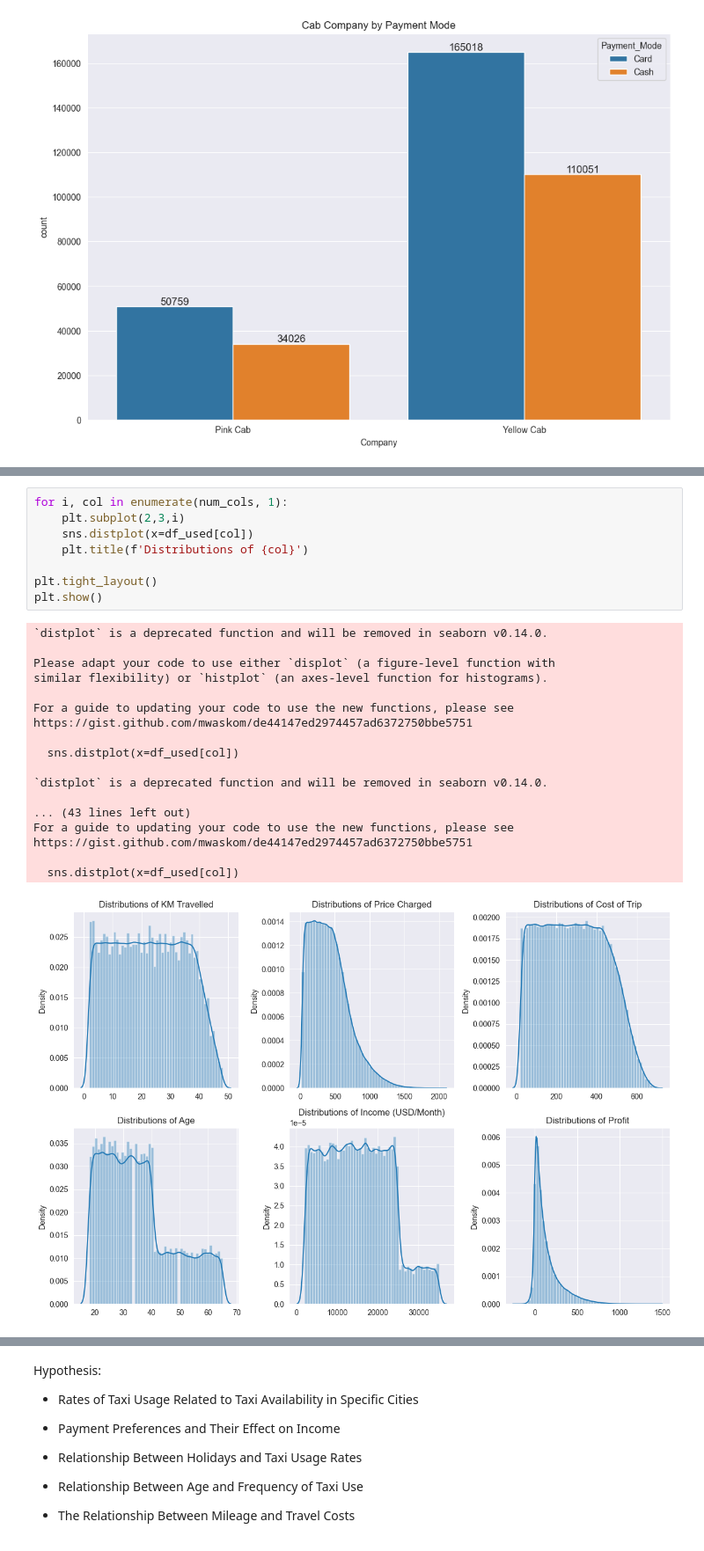
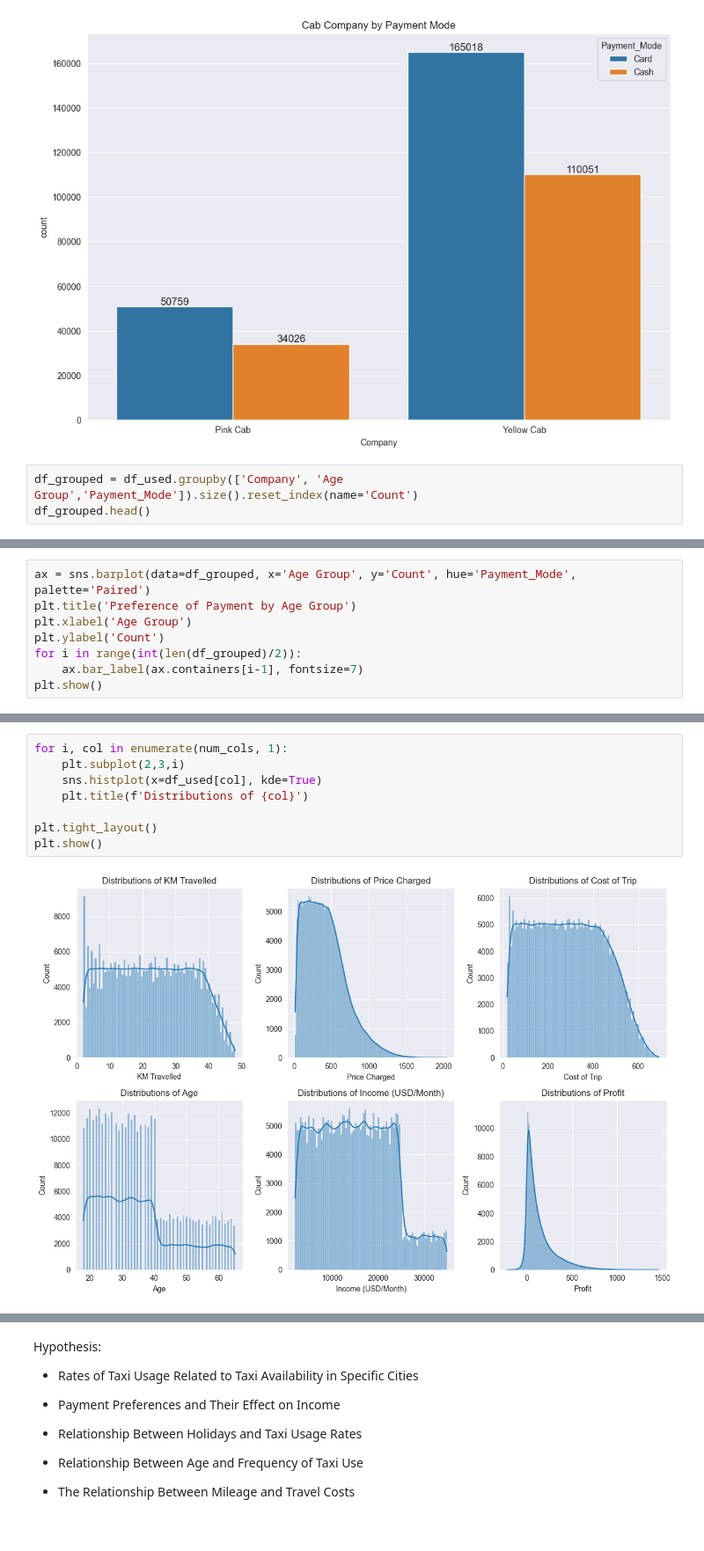
Before and after one commit to MuhammadNurilHuda/G2M-Cab-Investment, a Jupyter notebook: Data Preparation.ipynb, the cells around one changed output, grey strips where cells are left out. Shown at 88% size. Drawn from its saved outputs; the diff is of its cells as text.

```diff
--- a/Data Preparation.ipynb
+++ b/Data Preparation.ipynb
@@ -1040,3 +1040,6 @@ plt.title('Cab Company by Payment Mode')
 plt.show()
 # %% [output]
 [figure]
+# %%
+df_grouped = df_used.groupby(['Company', 'Age Group','Payment_Mode']).size().reset_index(name='Count')
+df_grouped.head()
@@ -1042,0 +1053,8 @@ plt.show()
+# %%
+ax = sns.barplot(data=df_grouped, x='Age Group', y='Count', hue='Payment_Mode', palette='Paired')
+plt.title('Preference of Payment by Age Group')
+plt.xlabel('Age Group')
+plt.ylabel('Count')
+for i in range(int(len(df_grouped)/2)):
+    ax.bar_label(ax.containers[i-1], fontsize=7)
+plt.show()
@@ -1053,27 +1074,10 @@ plt.show()
 # %%
 for i, col in enumerate(num_cols, 1):
     plt.subplot(2,3,i)
-    sns.distplot(x=df_used[col])
+    sns.histplot(x=df_used[col], kde=True)
     plt.title(f'Distributions of {col}')
 
 plt.tight_layout()
 plt.show()
 # %% [output]
-`distplot` is a deprecated function and will be removed in seaborn v0.14.0.
-
-Please adapt your code to use either `displot` (a figure-level function with
-similar flexibility) or `histplot` (an axes-level function for histograms).
-
-For a guide to updating your code to use the new functions, please see
-https://gist.github.com/mwaskom/de44147ed2974457ad6372750bbe5751
-
-  sns.distplot(x=df_used[col])
-
-`distplot` is a deprecated function and will be removed in seaborn v0.14.0.
-
-... (43 lines left out)
-For a guide to updating your code to use the new functions, please see
-https://gist.github.com/mwaskom/de44147ed2974457ad6372750bbe5751
-
-  sns.distplot(x=df_used[col])
-[figure, old version]
+[figure, new version]
```
Also changed, not shown: parts of 9 cells of this notebook.
